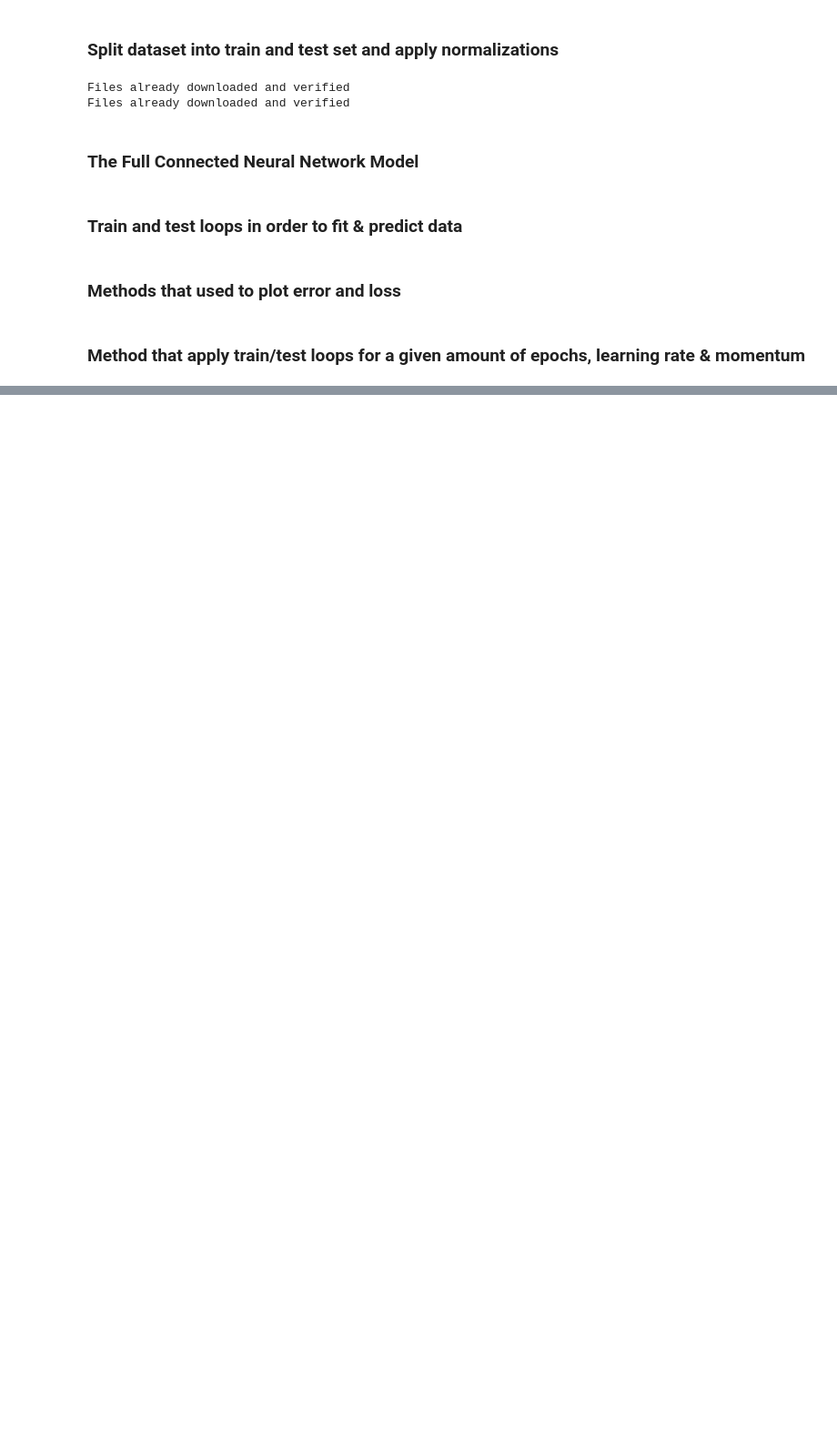
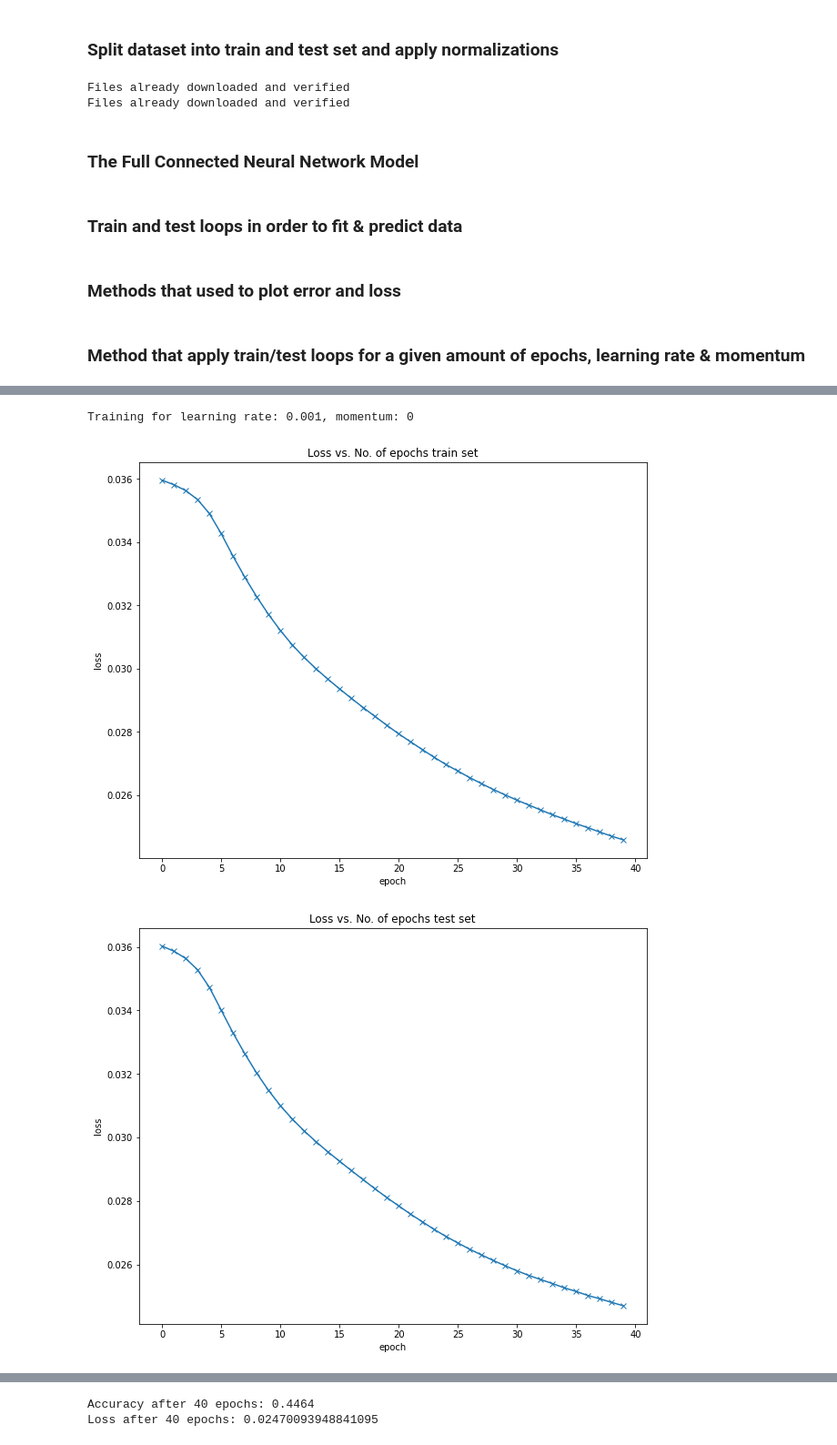
Before and after one commit to VangelisTsiatouras/machine-learning-msc, a Jupyter notebook: deep_neural_networks/nn.ipynb, the cells around one changed output, grey strips where cells are left out. Shown at 91% size. Cells and saved outputs as stored; diff of their text form; code cells hidden in the pictures; blank space fills up the shorter version.

```diff
--- a/deep_neural_networks/nn.ipynb
+++ b/deep_neural_networks/nn.ipynb
@@ -82,25 +82,19 @@ class NeuralNetwork(nn.Module):
         super(NeuralNetwork, self).__init__()
         self.flatten = nn.Flatten()
         self.linear_relu_stack = nn.Sequential(
-            nn.Linear(in_layer, second_layer),
+            nn.Linear(in_features=in_layer, out_features=second_layer),
             nn.ReLU(),
-            nn.Linear(second_layer, second_layer),
+            nn.Linear(in_features=second_layer, out_features=second_layer),
             nn.ReLU(),
-            nn.Linear(second_layer, third_layer),
+            nn.Linear(in_features=second_layer, out_features=third_layer),
             nn.ReLU(),
-            nn.Linear(third_layer, out_layer),
+            nn.Linear(in_features=third_layer, out_features=out_layer),
         )
 
     def forward(self, x):
         x = self.flatten(x)
         logits = self.linear_relu_stack(x)
         return logits
-
-# print the model structure
-# print(model)
-#
-# for name, param in model.named_parameters():
-#     print(f"Layer: {name} | Size: {param.size()} | Values : {param[:2]} \n")
 # %% [markdown]
 ### Train and test loops in order to fit & predict data
 # %%
@@ -302,0 +201,7 @@ Loss after 100 epochs: 0.02122510141134262
+# %%
+model = NeuralNetwork(in_layer=3 * 32 * 32, second_layer=512, third_layer=256, out_layer=10).to(device)
+train_nn(model, num_epochs=40, learning_rate=0.001, momentum=0)
+# %% [output]
+Training for learning rate: 0.001, momentum: 0
+[figure, added]
+[figure, added]
@@ -302,0 +209,2 @@ Loss after 100 epochs: 0.02122510141134262
+Accuracy after 40 epochs: 0.4464
+Loss after 40 epochs: 0.02470093948841095
```
Also changed, not shown: parts of 38 cells of this notebook.
